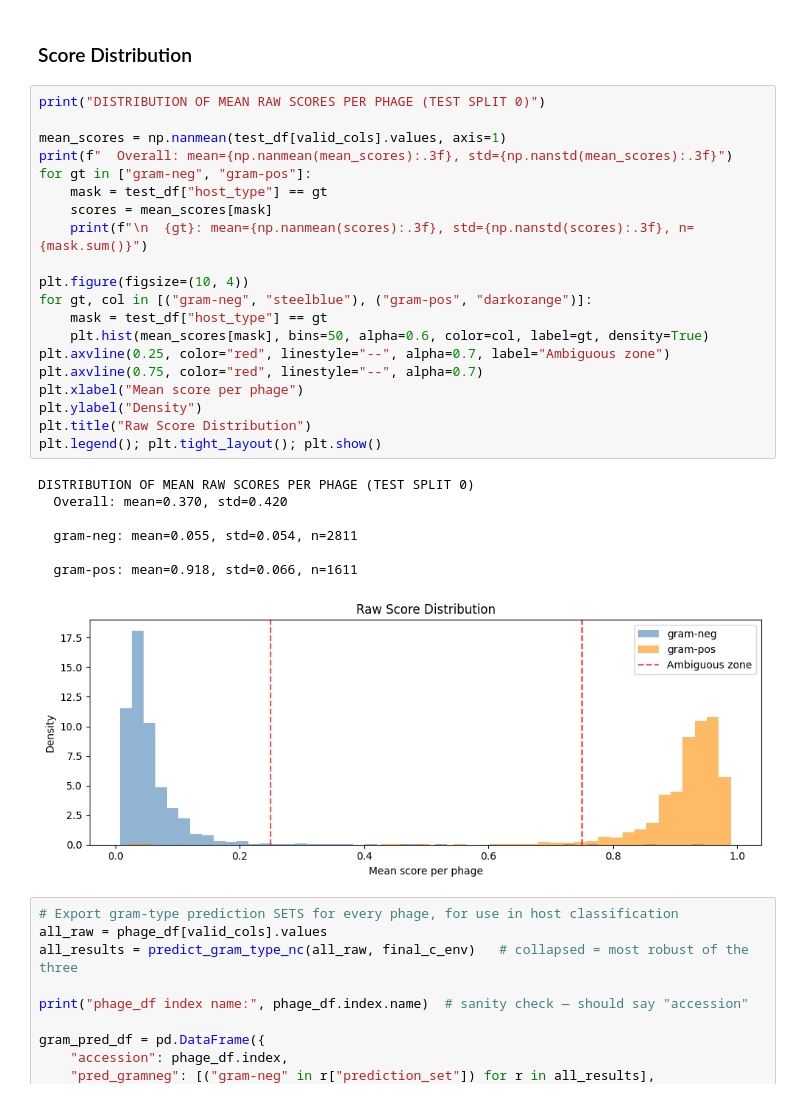
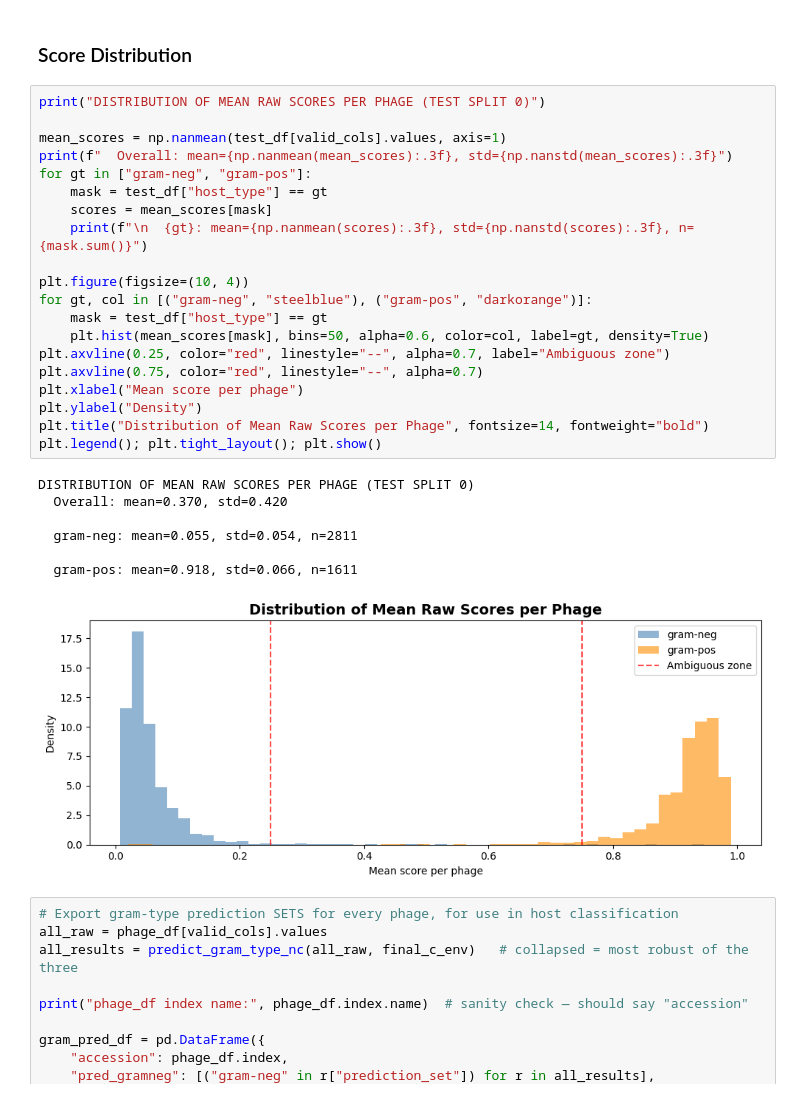
Before and after one commit to Nizalia13/Internship, a Jupyter notebook: Codes/Gram Type Classification/Gram_Classification_Final.ipynb, the cells around one changed output. Cells and saved outputs as stored; diff of their text form.

```diff
--- a/Codes/Gram Type Classification/Gram_Classification_Final.ipynb
+++ b/Codes/Gram Type Classification/Gram_Classification_Final.ipynb
@@ -849,31 +947,31 @@ plt.tight_layout(); plt.show()
 # %%
 print("DISTRIBUTION OF MEAN RAW SCORES PER PHAGE (TEST SPLIT 0)")
 
 mean_scores = np.nanmean(test_df[valid_cols].values, axis=1)
 print(f"  Overall: mean={np.nanmean(mean_scores):.3f}, std={np.nanstd(mean_scores):.3f}")
 for gt in ["gram-neg", "gram-pos"]:
     mask = test_df["host_type"] == gt
     scores = mean_scores[mask]
     print(f"\n  {gt}: mean={np.nanmean(scores):.3f}, std={np.nanstd(scores):.3f}, n={mask.sum()}")
 
 plt.figure(figsize=(10, 4))
 for gt, col in [("gram-neg", "steelblue"), ("gram-pos", "darkorange")]:
     mask = test_df["host_type"] == gt
     plt.hist(mean_scores[mask], bins=50, alpha=0.6, color=col, label=gt, density=True)
 plt.axvline(0.25, color="red", linestyle="--", alpha=0.7, label="Ambiguous zone")
 plt.axvline(0.75, color="red", linestyle="--", alpha=0.7)
 plt.xlabel("Mean score per phage")
 plt.ylabel("Density")
-plt.title("Raw Score Distribution")
+plt.title("Distribution of Mean Raw Scores per Phage", fontsize=14, fontweight="bold")
 plt.legend(); plt.tight_layout(); plt.show()
 # %% [output]
 DISTRIBUTION OF MEAN RAW SCORES PER PHAGE (TEST SPLIT 0)
   Overall: mean=0.370, std=0.420
 
   gram-neg: mean=0.055, std=0.054, n=2811
 
   gram-pos: mean=0.918, std=0.066, n=1611
-[figure, old version]
+[figure, new version]
 # %%
 # Export gram-type prediction SETS for every phage, for use in host classification
 all_raw = phage_df[valid_cols].values
```
Also changed, not shown: parts of 5 cells of this notebook, 37 other files.
